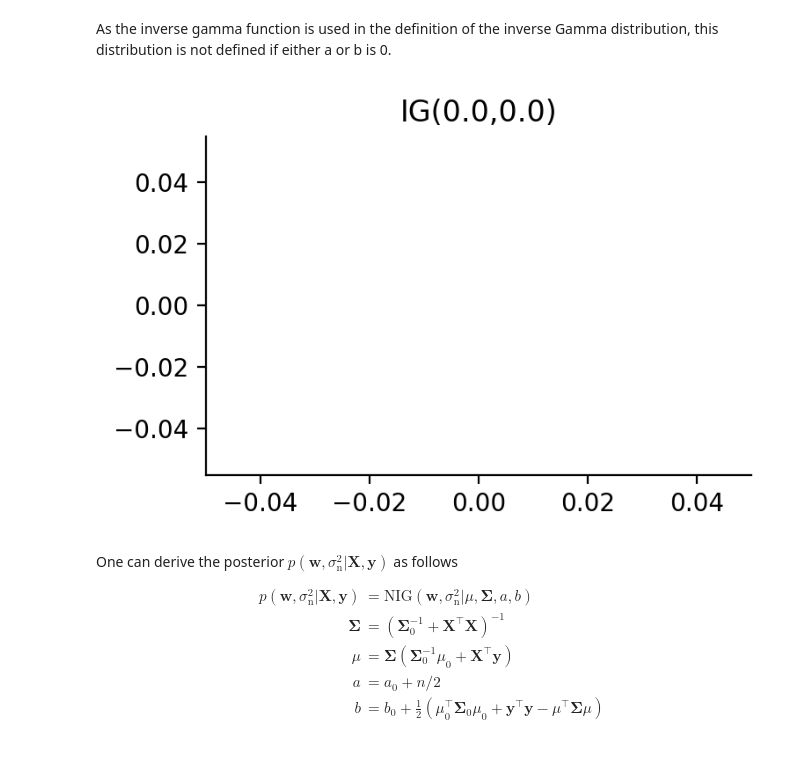
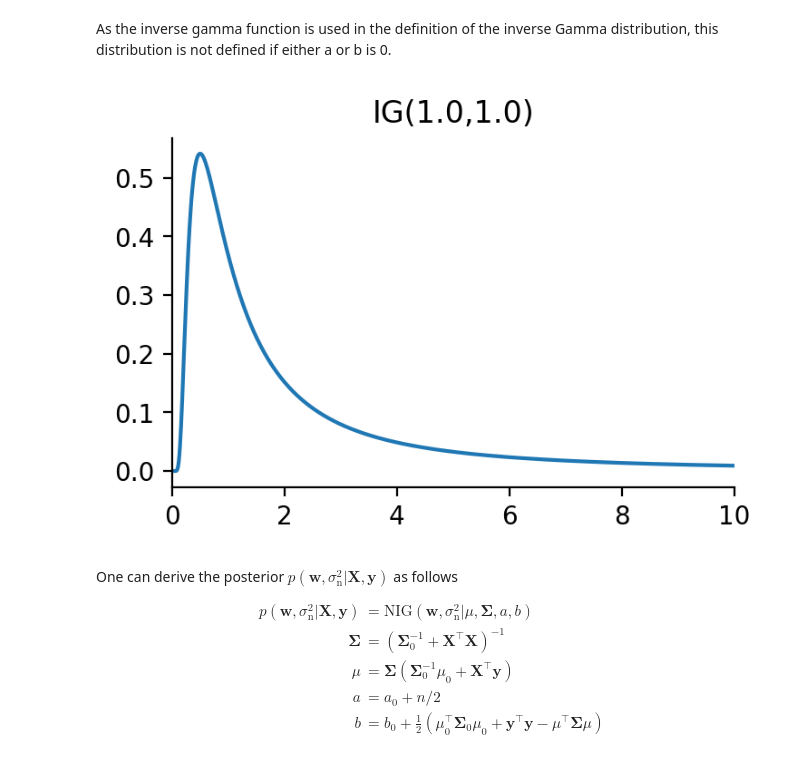
Before and after one commit to Codex1er/asi-labs, a Jupyter notebook: lab_week1-public/Bayesian_Linear_Regression.ipynb, the cells around one changed output. Cells and saved outputs as stored; diff of their text form; code cells hidden in the pictures.

```diff
--- a/lab_week1-public/Bayesian_Linear_Regression.ipynb
+++ b/lab_week1-public/Bayesian_Linear_Regression.ipynb
@@ -655,16 +669,16 @@ where IG is the inverse Gamma distribution.
 # %% [markdown]
 As the inverse gamma function is used in the definition of the inverse Gamma distribution, this distribution is not defined if either a or b is 0.
 # %%
-a0, b0 = 0.0000, 0.000
+a0, b0 = 1, 1
 rv = scipy.stats.invgamma(a=a0, scale=b0)
 
 fig, ax = plt.subplots(figsize=[4, 2.5])
-xplot = np.linspace(0, 10, 100)
+xplot = np.linspace(0, 10, 1000)
 ax.plot(xplot, rv.pdf(xplot))
 ax.set_title("IG(%.1f,%.1f)" % (a0, b0))
 plt.show()
 # %% [output]
-[figure, old version]
+[figure, new version]
 # %% [markdown]
 One can derive the posterior $p(\mathbf{w},\sigma_\mathrm{n}^2 | \mathbf{X}, \mathbf{y})$ as follows
 
```
Also changed, not shown: parts of 5 cells of this notebook, 1 other file.
